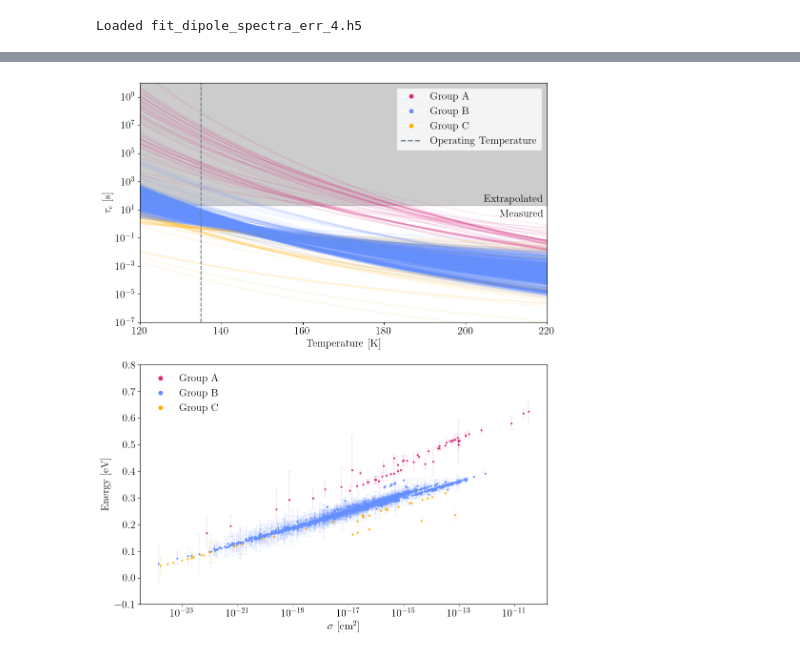
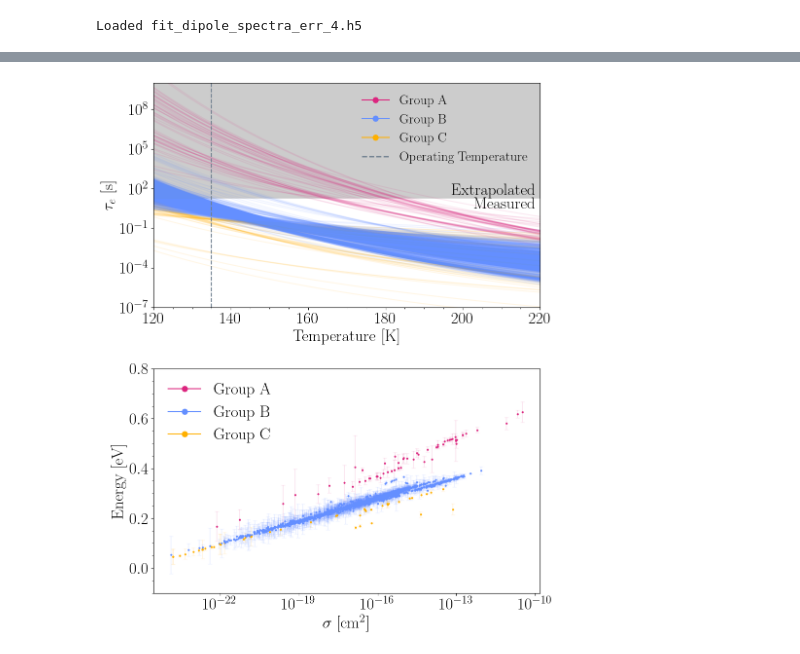
Before and after one commit to anshsdesai/sensei_charge_traps, a Jupyter notebook: charge_trap_figures.ipynb, the cells around one changed output, grey strips where cells are left out. Drawn from its saved outputs; the diff is of its cells as text; code cells hidden in the pictures.

```diff
--- a/charge_trap_figures.ipynb
+++ b/charge_trap_figures.ipynb
@@ -37,10 +89,10 @@ from matplotlib.ticker import (MultipleLocator, FormatStrFormatter,
                             AutoMinorLocator)
 from matplotlib.offsetbox import AnchoredText
 
-smaller= 12
-small = 16
-medium = 20
-large = 30
+smaller= 20
+small = 24
+medium = 30
+large = 36
 
 params = {'text.usetex' : True,
         'font.size' : small,
@@ -506,39 +555,41 @@ ax[1].set_xlabel("$\sigma$ [cm$^2$]",fontsize=small)
 ax[1].set_ylabel("Energy [eV]",fontsize=small)
 ax[1].set_ylim(-0.1,0.8)
 ax[0].axvline(135,ls='--',label='Operating Temperature',color='slategrey')
+ax[0].minorticks_on()
+ax[1].minorticks_on()
 
 # --- Add this block to create and display custom legend handles ---
 custom_handles = [
-    Line2D([0], [0], marker='o', color='w', markerfacecolor='#DC267F', markersize=8, label='Group A'),
-    Line2D([0], [0], marker='o', color='w', markerfacecolor='#648FFF', markersize=8, label='Group B'),
-    Line2D([0], [0], marker='o', color='w', markerfacecolor='#FFB000', markersize=8, label='Group C'),
+    Line2D([0], [0], marker='o', color='#DC267F', markerfacecolor='#DC267F', markersize=8, label='Group A'),
+    Line2D([0], [0], marker='o', color='#648FFF', markerfacecolor='#648FFF', markersize=8, label='Group B'),
+    Line2D([0], [0], marker='o', color='#FFB000', markerfacecolor='#FFB000', markersize=8, label='Group C'),
     Line2D([0], [0], linestyle='--', color='slategrey', lw=2, label='Operating Temperature')
 
 ]
 
 custom_handles2 = [
-    Line2D([0], [0], marker='o', color='w', markerfacecolor='#DC267F', markersize=8, label='Group A'),
-    Line2D([0], [0], marker='o', color='w', markerfacecolor='#648FFF', markersize=8, label='Group B'),
-    Line2D([0], [0], marker='o', color='w', markerfacecolor='#FFB000', markersize=8, label='Group C'),
+    Line2D([0], [0], marker='o', color='#DC267F', markerfacecolor='#DC267F', markersize=8, label='Group A'),
+    Line2D([0], [0], marker='o', color='#648FFF', markerfacecolor='#648FFF', markersize=8, label='Group B'),
+    Line2D([0], [0], marker='o', color='#FFB000', markerfacecolor='#FFB000', markersize=8, label='Group C'),
 
 ]
 # custom_handles = custom_handles +  obs_handle
 # Add the legend to the bottom plot (ax[1])
-ax[0].legend(handles=custom_handles, loc='best', fontsize=small)
+ax[0].legend(handles=custom_handles, loc='best', fontsize=smaller,frameon=False)
 ax[1].legend(handles=custom_handles2, loc='best', fontsize=small,frameon=False)
 # --
 
 # fig.suptitle("Characterized Charge Traps",fontsize=24,y=0.92)
 # plt.tight_layout()
 # sm = plt.cm.ScalarMappable(norm=norm, cmap=cmap)
 # sm.set_array([])  # Required for ScalarMappable to work correctly
 # cbar_ax = fig.add_axes([0.92, 0.15, 0.015, 0.7])  # [left, bottom, width, height]
 # cbar = fig.colorbar(sm, cax=cbar_ax)
 # cbar.set_label('$\sigma$ [cm$^2$]',fontsize=16)
 plt.savefig('figures/characterized_traps.pdf',dpi=300)
 
 plt.show()
 plt.close()
 # %% [output]
-[figure, old version]
+[figure, new version]
 # %%
```
Also changed, not shown: parts of 23 cells of this notebook, 21 other files.
